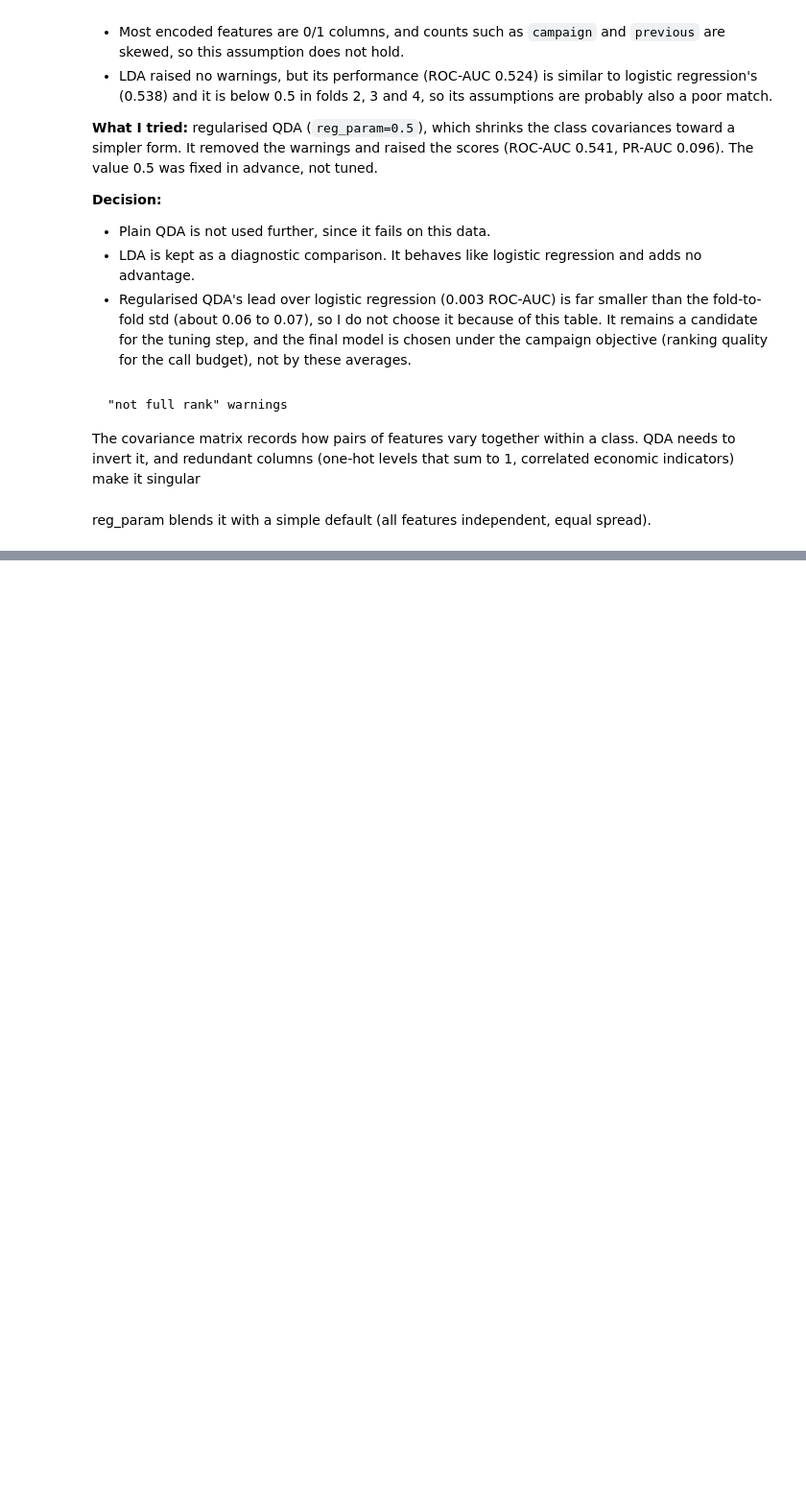
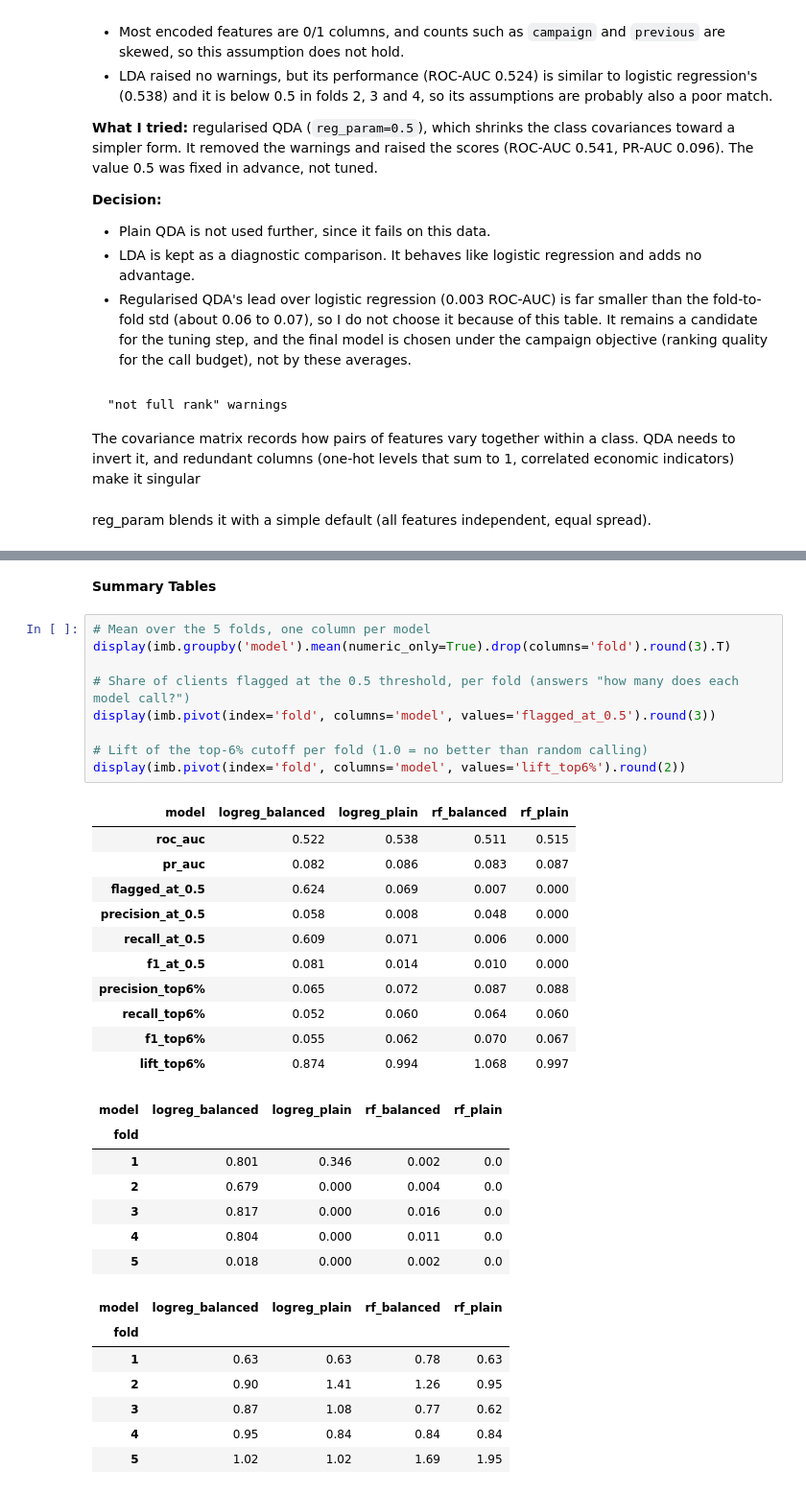
Before and after one commit to ShreyaKantamsetty/bank-campaign-prediction, a Jupyter notebook: notebooks/task1.ipynb, the cells around one changed output, grey strips where cells are left out. Shown at 96% size. Drawn from its saved outputs; the diff is of its cells as text; blank space fills up the shorter version.

Commit message:
Task 1 notebook: Imbalance study (class weighting vs plain, 0.5 threshold vs top-6% rank cutoff) under time-ordered CV

```diff
--- a/notebooks/task1.ipynb
+++ b/notebooks/task1.ipynb
@@ -901,0 +965,37 @@ reg_param blends it with a simple default (all features independent, equal sprea
+# %% [markdown]
+**Summary Tables**
+# %%
+# Mean over the 5 folds, one column per model
+display(imb.groupby('model').mean(numeric_only=True).drop(columns='fold').round(3).T)
+
+# Share of clients flagged at the 0.5 threshold, per fold (answers "how many does each model call?")
+display(imb.pivot(index='fold', columns='model', values='flagged_at_0.5').round(3))
+
+# Lift of the top-6% cutoff per fold (1.0 = no better than random calling)
+display(imb.pivot(index='fold', columns='model', values='lift_top6%').round(2))
+# %% [output]
+| model | logreg_balanced | logreg_plain | rf_balanced | rf_plain |
+| roc_auc | 0.522 | 0.538 | 0.511 | 0.515 |
+| pr_auc | 0.082 | 0.086 | 0.083 | 0.087 |
+| flagged_at_0.5 | 0.624 | 0.069 | 0.007 | 0.000 |
+| precision_at_0.5 | 0.058 | 0.008 | 0.048 | 0.000 |
+| recall_at_0.5 | 0.609 | 0.071 | 0.006 | 0.000 |
+| f1_at_0.5 | 0.081 | 0.014 | 0.010 | 0.000 |
+| precision_top6% | 0.065 | 0.072 | 0.087 | 0.088 |
+| recall_top6% | 0.052 | 0.060 | 0.064 | 0.060 |
+| f1_top6% | 0.055 | 0.062 | 0.070 | 0.067 |
+| lift_top6% | 0.874 | 0.994 | 1.068 | 0.997 |
+| model | logreg_balanced | logreg_plain | rf_balanced | rf_plain |
+| fold |  |  |  |  |
+| 1 | 0.801 | 0.346 | 0.002 | 0.0 |
+| 2 | 0.679 | 0.000 | 0.004 | 0.0 |
+| 3 | 0.817 | 0.000 | 0.016 | 0.0 |
+| 4 | 0.804 | 0.000 | 0.011 | 0.0 |
+| 5 | 0.018 | 0.000 | 0.002 | 0.0 |
+| model | logreg_balanced | logreg_plain | rf_balanced | rf_plain |
+| fold |  |  |  |  |
+| 1 | 0.63 | 0.63 | 0.78 | 0.63 |
+| 2 | 0.90 | 1.41 | 1.26 | 0.95 |
+| 3 | 0.87 | 1.08 | 0.77 | 0.62 |
+| 4 | 0.95 | 0.84 | 0.84 | 0.84 |
+| 5 | 1.02 | 1.02 | 1.69 | 1.95 |
```
Also changed, not shown: parts of 11 cells of this notebook.
